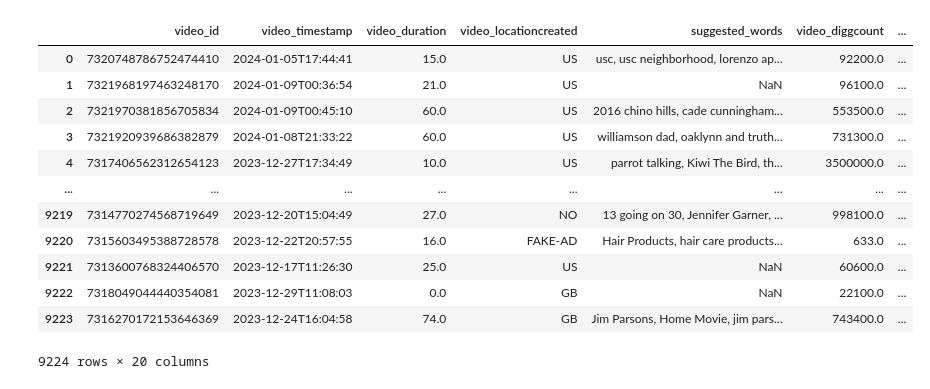
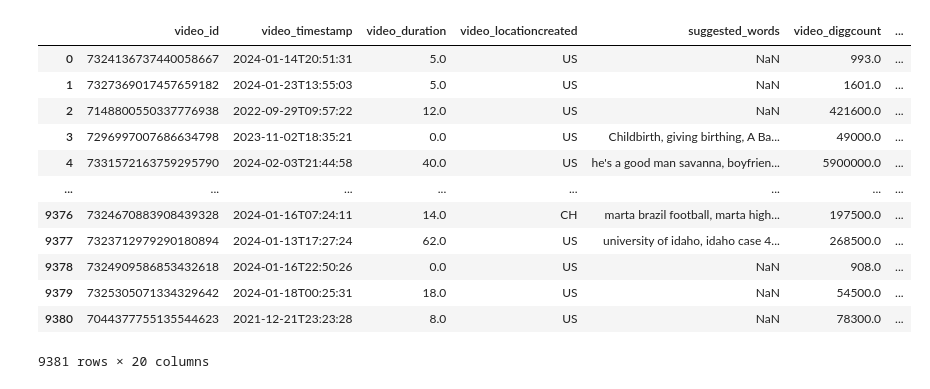
Before and after one commit to carolinejjung/tiktok-news-exposure, a Jupyter notebook: 3-filter-metadata/initial_filter_by_hashtag_author.ipynb, the cells around one changed output. Saved outputs shown, nothing was run; the diff lists cells and outputs as text; code cells hidden in the pictures.

```diff
--- a/3-filter-metadata/initial_filter_by_hashtag_author.ipynb
+++ b/3-filter-metadata/initial_filter_by_hashtag_author.ipynb
@@ -52,20 +16,20 @@ creaters_list
 # %%
 dir_path = "/Users/sandyliu/tiktok-news-exposure/" # CHANGE ME!
 # %%
-file_to_process = dir_path + "2-collect-metadata-pyktok/final-metadata/RB-chunks/RB_chunk_5_metadata.csv"
+file_to_process = dir_path + "2-collect-metadata-pyktok/final-metadata/RB-chunks/RB_chunk_3_metadata.csv"
 data_to_filter = pd.read_csv(file_to_process) #change this line to parse different files
 data_to_filter
 # %% [output]
 |  | video_id | video_timestamp | video_duration | video_locationcreated | suggested_words | video_diggcount | ... |
-| 0 | 7320748786752474410 | 2024-01-05T17:44:41 | 15.0 | US | usc, usc neighborhood, lorenzo ap... | 92200.0 | ... |
-| 1 | 7321968197463248170 | 2024-01-09T00:36:54 | 21.0 | US | NaN | 96100.0 | ... |
-| 2 | 7321970381856705834 | 2024-01-09T00:45:10 | 60.0 | US | 2016 chino hills, cade cunningham... | 553500.0 | ... |
-| 3 | 7321920939686382879 | 2024-01-08T21:33:22 | 60.0 | US | williamson dad, oaklynn and truth... | 731300.0 | ... |
-| 4 | 7317406562312654123 | 2023-12-27T17:34:49 | 10.0 | US | parrot talking, Kiwi The Bird, th... | 3500000.0 | ... |
+| 0 | 7324136737440058667 | 2024-01-14T20:51:31 | 5.0 | US | NaN | 993.0 | ... |
+| 1 | 7327369017457659182 | 2024-01-23T13:55:03 | 5.0 | US | NaN | 1601.0 | ... |
+| 2 | 7148800550337776938 | 2022-09-29T09:57:22 | 12.0 | US | NaN | 421600.0 | ... |
+| 3 | 7296997007686634798 | 2023-11-02T18:35:21 | 0.0 | US | Childbirth, giving birthing, A Ba... | 49000.0 | ... |
+| 4 | 7331572163759295790 | 2024-02-03T21:44:58 | 40.0 | US | he's a good man savanna, boyfrien... | 5900000.0 | ... |
 | ... | ... | ... | ... | ... | ... | ... | ... |
-| 9219 | 7314770274568719649 | 2023-12-20T15:04:49 | 27.0 | NO | 13 going on 30, Jennifer Garner, ... | 998100.0 | ... |
-| 9220 | 7315603495388728578 | 2023-12-22T20:57:55 | 16.0 | FAKE-AD | Hair Products, hair care products... | 633.0 | ... |
-| 9221 | 7313600768324406570 | 2023-12-17T11:26:30 | 25.0 | US | NaN | 60600.0 | ... |
-| 9222 | 7318049044440354081 | 2023-12-29T11:08:03 | 0.0 | GB | NaN | 22100.0 | ... |
-| 9223 | 7316270172153646369 | 2023-12-24T16:04:58 | 74.0 | GB | Jim Parsons, Home Movie, jim pars... | 743400.0 | ... |
+| 9376 | 7324670883908439328 | 2024-01-16T07:24:11 | 14.0 | CH | marta brazil football, marta high... | 197500.0 | ... |
+| 9377 | 7323712979290180894 | 2024-01-13T17:27:24 | 62.0 | US | university of idaho, idaho case 4... | 268500.0 | ... |
+| 9378 | 7324909586853432618 | 2024-01-16T22:50:26 | 0.0 | US | NaN | 908.0 | ... |
+| 9379 | 7325305071334329642 | 2024-01-18T00:25:31 | 18.0 | US | NaN | 54500.0 | ... |
+| 9380 | 7044377755135544623 | 2021-12-21T23:23:28 | 8.0 | US | NaN | 78300.0 | ... |
-9224 rows × 20 columns
+9381 rows × 20 columns
```
Also changed, not shown: parts of 11 cells of this notebook, 3 other files.
